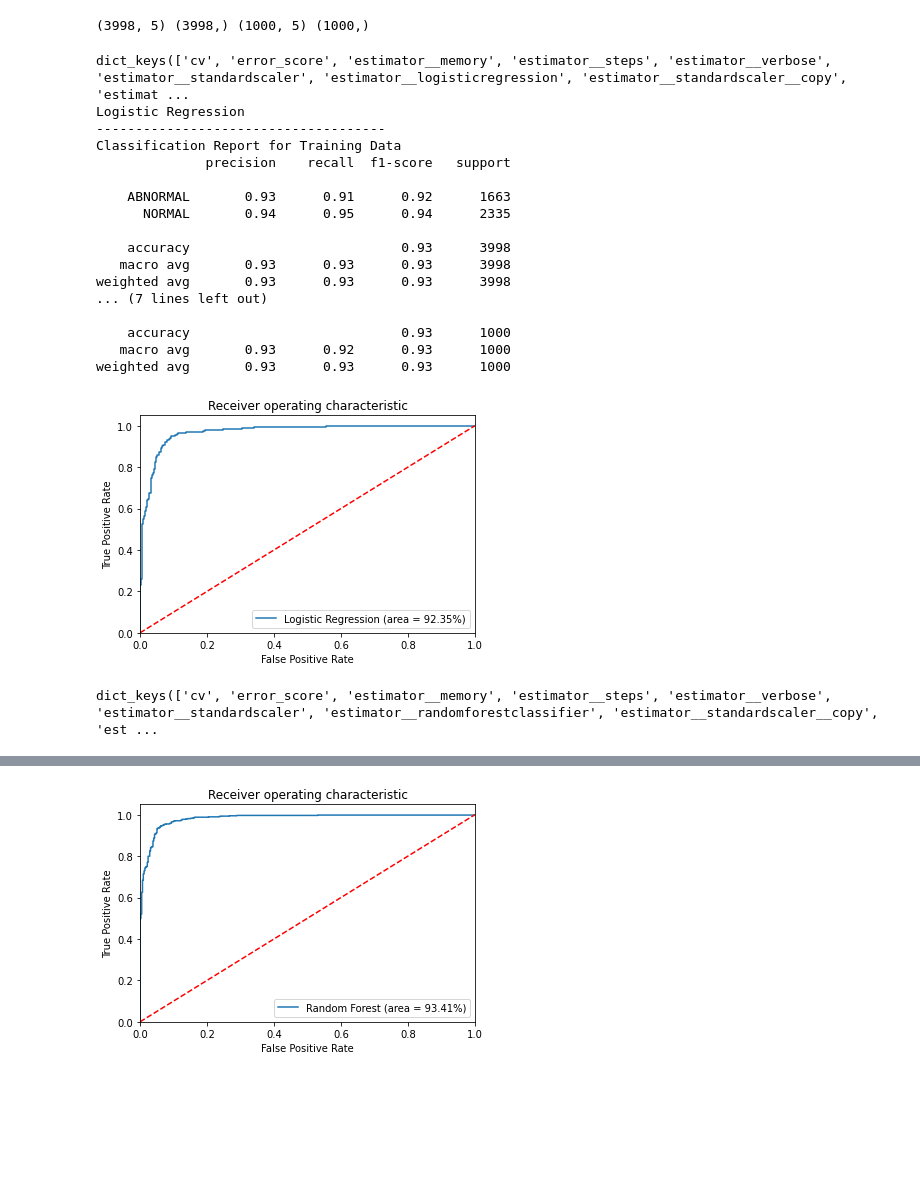
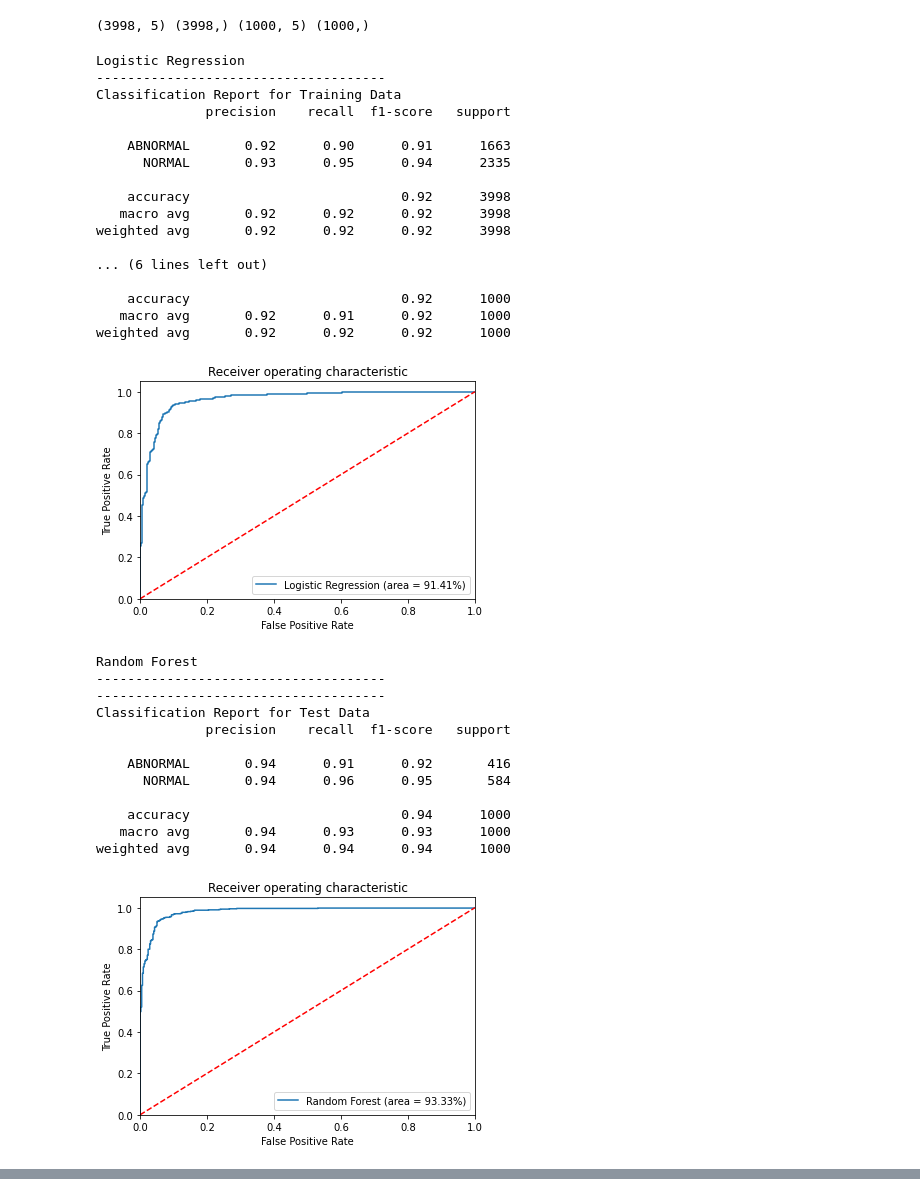
Before and after one commit to azarbarzin/Springboard, a Jupyter notebook: Capstone Project 2/Notebooks/05_modeling.ipynb, the cells around one changed output, grey strips where cells are left out. Drawn from its saved outputs; the diff is of its cells as text; code cells hidden in the pictures; blank space fills up the shorter version.

```diff
--- a/Capstone Project 2/Notebooks/05_modeling.ipynb
+++ b/Capstone Project 2/Notebooks/05_modeling.ipynb
@@ -150,7 +137,7 @@ msno.matrix(ecg_data1)
 # %%
-X_train, X_test, y_train, y_test = train_test_split(ecg_data1.drop(columns='Target'),
-                                                    ecg_data1.Target, test_size=0.2,
-                                                    stratify= ecg_data1.Target,random_state=47)
+X_train, X_test, y_train, y_test = train_test_split(ecg_data.drop(columns='Target'),
+                                                    ecg_data.Target, test_size=0.2,
+                                                    stratify= ecg_data.Target,random_state=47)
 
 print(X_train.shape, y_train.shape, X_test.shape,  y_test.shape)
 # %% [output]
@@ -164,56 +151,64 @@ params = [
     'param_grid': { 'randomforestclassifier__n_estimators' : list(range(10,100,200)), 'randomforestclassifier__max_depth' : [4,5,6,7,8], 'randomforestclassifier__criterion' :['gini', 'entropy']}},
     {'classifier' : [KNeighborsClassifier()], 'model_name' : ['K_Neighbors'],
     'param_grid': { 'kneighborsclassifier__weights': ['uniform','distance'],'kneighborsclassifier__n_neighbors': [2]}},
-    # {'classifier' : [XGBClassifier()], 'model_name' : ['XGBoost'],
-    # 'param_grid': { 'xgbclassifier__learning_rate': [0.02,0.7,1.5], 'xgbclassifier__n_estimators': [600], 'xgbclassifier__gamma' : [0.5, 1.5]}},
+    {'classifier' : [XGBClassifier(random_state=42)], 'model_name' : ['XGBoost'],
+    'param_grid': { 'xgbclassifier__learning_rate':  [0.0001, 0.001, 0.01, 0.1, 0.2, 0.3], 'xgbclassifier__n_estimators': [100, 200, 300, 400, 500], 'xgbclassifier__gamma' : [0.5, 1.5]}},
     {'classifier' : [MLPClassifier(random_state=42)], 'model_name' : ['Non Deep NN'],
-    'param_grid': { 'mlpclassifier__hidden_layer_sizes': [(10,30,10),(20,)],
-    'mlpclassifier__activation': ['tanh', 'relu'],
-    'mlpclassifier__solver': ['sgd', 'adam'],
-    'mlpclassifier__alpha': [0.0001, 0.05],
-    'mlpclassifier__learning_rate': ['constant','adaptive'] }},
+    'param_grid': { 'mlpclassifier__hidden_layer_sizes': [(10,30,10),(20,)], 'mlpclassifier__activation': ['tanh', 'relu'], 'mlpclassifier__solver': ['sgd', 'adam'],
+    'mlpclassifier__alpha': [0.0001, 0.05], 'mlpclassifier__learning_rate': ['constant','adaptive'] }},
     {'classifier' : [SVC(random_state=42, probability=True)], 'model_name' : ['SVM'],
-    'param_grid': { 'svc__C': [0.1, 1, 10, 100, 1000],
-    'svc__gamma': [1, 0.1, 0.01, 0.001, 0.0001],
-    'svc__kernel': ['rbf'] }}
+    'param_grid': { 'svc__C': [0.1, 1, 10, 100, 1000], 'svc__gamma': [1, 0.1, 0.01, 0.001, 0.0001], 'svc__kernel': ['rbf'] }}
 
 ]
 
 
 # define a dataframe to save performance metrics
-df_results = pd.DataFrame(columns=['model_name', 'Accuracy on training data', 'Accuracy on training data',
+df_results = pd.DataFrame(columns=['model_name', 'Accuracy on training data', 'Accuracy on test data',
 'Precision score on training data', 'Precision score  on test data',
 'Recall score on training data', 'Recall score  on test data',
 'F1 score on training data', 'F1 score  on test data',
 'Classification Report for Training Data',
 'Classification Report for Test Data',
 'best_params_'])
 
 # train and test models
 for model_params in params:
     model = model_params['classifier'][0]
     param_grid = model_params['param_grid']
     model_name = model_params['model_name'][0]
     result = train_test_model(model, param_grid, X_train, y_train, X_test, y_test, model_name)
 
+    # df_results.loc[len(df_results.index)] = result
     df_results.loc[len(df_results.index)] = result
 # %% [output]
-dict_keys(['cv', 'error_score', 'estimator__memory', 'estimator__steps', 'estimator__verbose', 'estimator__standardscaler', 'estimator__logisticregression', 'estimator__standardscaler__copy', 'estimat ...
 Logistic Regression
 -------------------------------------
 Classification Report for Training Data
               precision    recall  f1-score   support
 
-    ABNORMAL       0.93      0.91      0.92      1663
-      NORMAL       0.94      0.95      0.94      2335
+    ABNORMAL       0.92      0.90      0.91      1663
+      NORMAL       0.93      0.95      0.94      2335
 
-    accuracy                           0.93      3998
-   macro avg       0.93      0.93      0.93      3998
-weighted avg       0.93      0.93      0.93      3998
-... (7 lines left out)
+    accuracy                           0.92      3998
+   macro avg       0.92      0.92      0.92      3998
+weighted avg       0.92      0.92      0.92      3998
 
-    accuracy                           0.93      1000
-   macro avg       0.93      0.92      0.93      1000
-weighted avg       0.93      0.93      0.93      1000
+... (6 lines left out)
+
+    accuracy                           0.92      1000
+   macro avg       0.92      0.91      0.92      1000
+weighted avg       0.92      0.92      0.92      1000
-[figure, old version]
+[figure, new version]
-dict_keys(['cv', 'error_score', 'estimator__memory', 'estimator__steps', 'estimator__verbose', 'estimator__standardscaler', 'estimator__randomforestclassifier', 'estimator__standardscaler__copy', 'est ...
+Random Forest
+-------------------------------------
+-------------------------------------
+Classification Report for Test Data
+              precision    recall  f1-score   support
+
+    ABNORMAL       0.94      0.91      0.92       416
+      NORMAL       0.94      0.96      0.95       584
+
+    accuracy                           0.94      1000
+   macro avg       0.94      0.93      0.93      1000
+weighted avg       0.94      0.94      0.94      1000
+[figure]
@@ -232 +226,0 @@ weighted avg       0.94      0.94      0.94      1000
-[figure]
```
Also changed, not shown: parts of 12 cells of this notebook, 2 other files.
